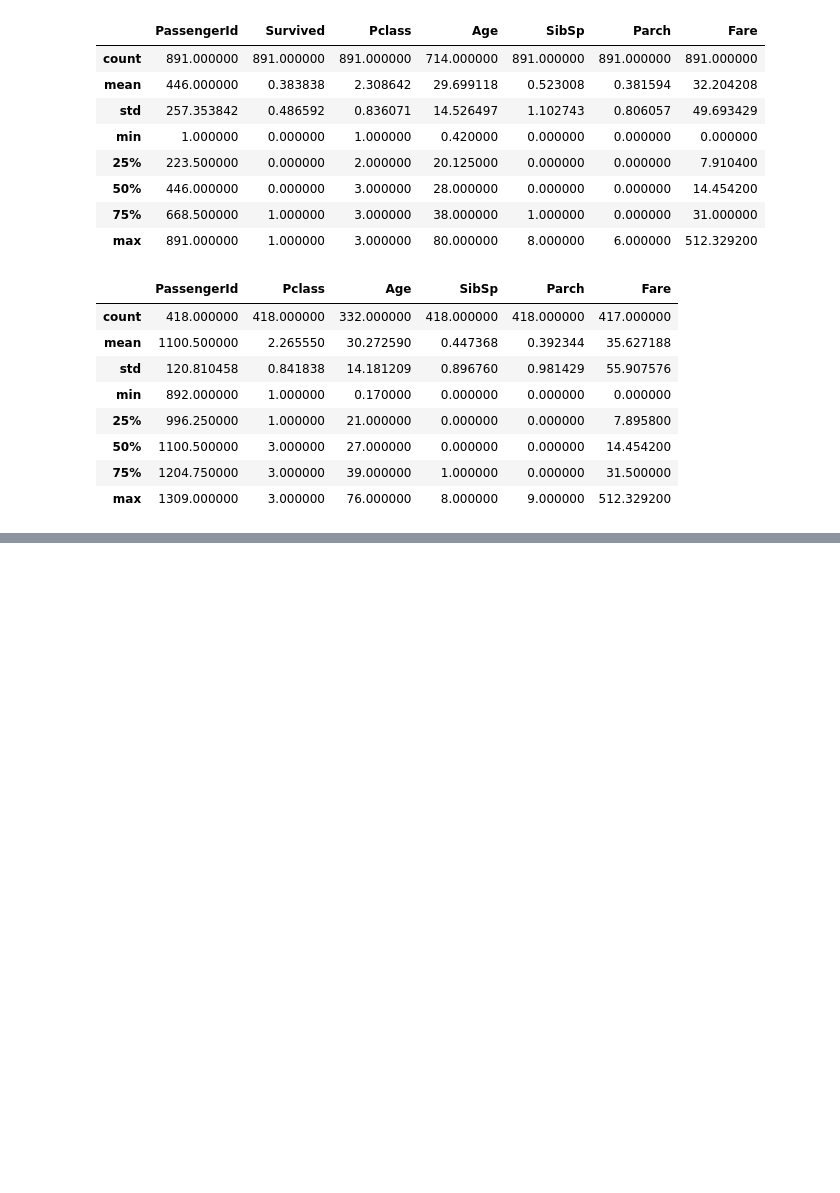
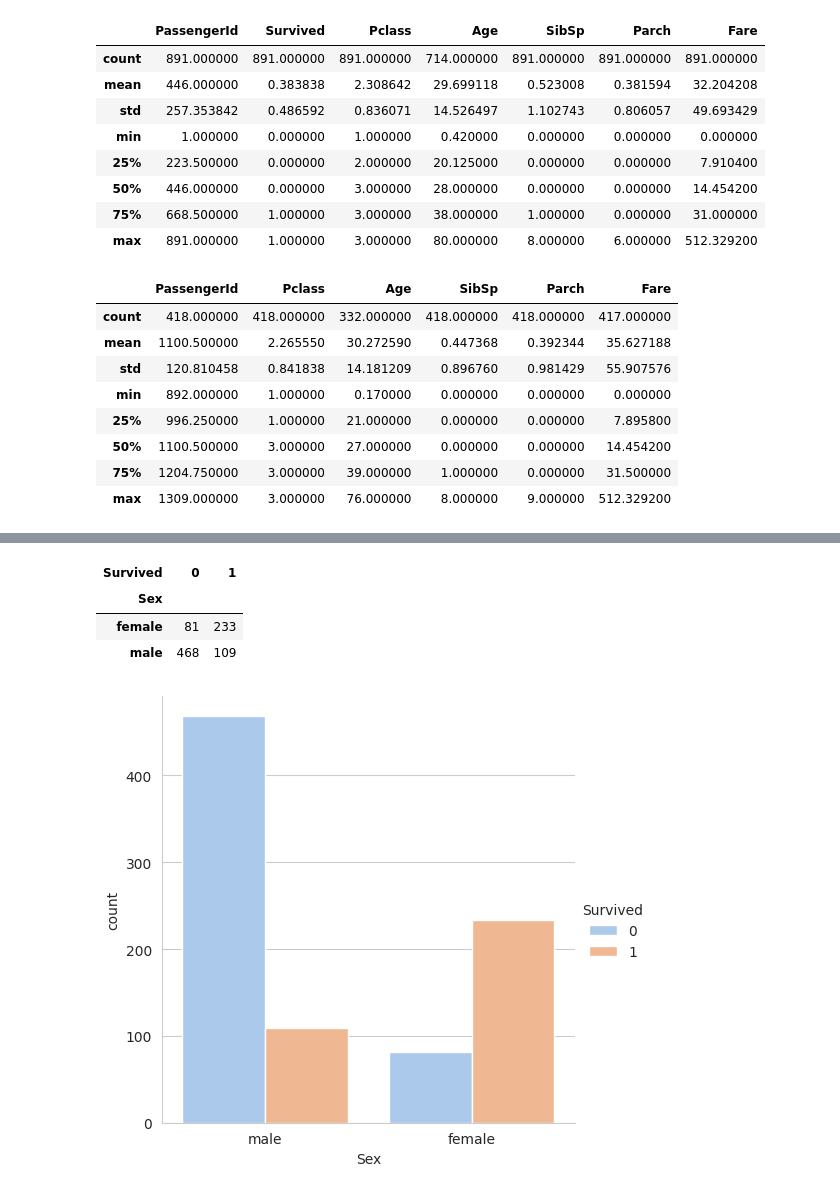
Before and after one commit to MKBD0102/Study, a Jupyter notebook: TitanicPractice_M.ipynb, the cells around one changed output, grey strips where cells are left out. Saved outputs shown, nothing was run; the diff lists cells and outputs as text; code cells hidden in the pictures; blank space fills up the shorter version.

```diff
--- a/TitanicPractice_M.ipynb
+++ b/TitanicPractice_M.ipynb
@@ -189,0 +221,10 @@ Name: count, dtype: int64
+# %%
+sns.set_style('whitegrid')
+sns.catplot(train_df, x='Sex', hue = 'Survived', palette = 'pastel', kind = 'count')
+train_df.groupby(['Sex','Survived']).size().unstack()
+# %% [output]
+| Survived | 0 | 1 |
+| Sex |  |  |
+| female | 81 | 233 |
+| male | 468 | 109 |
+[figure, added]
```
Also changed, not shown: parts of 5 cells of this notebook.
